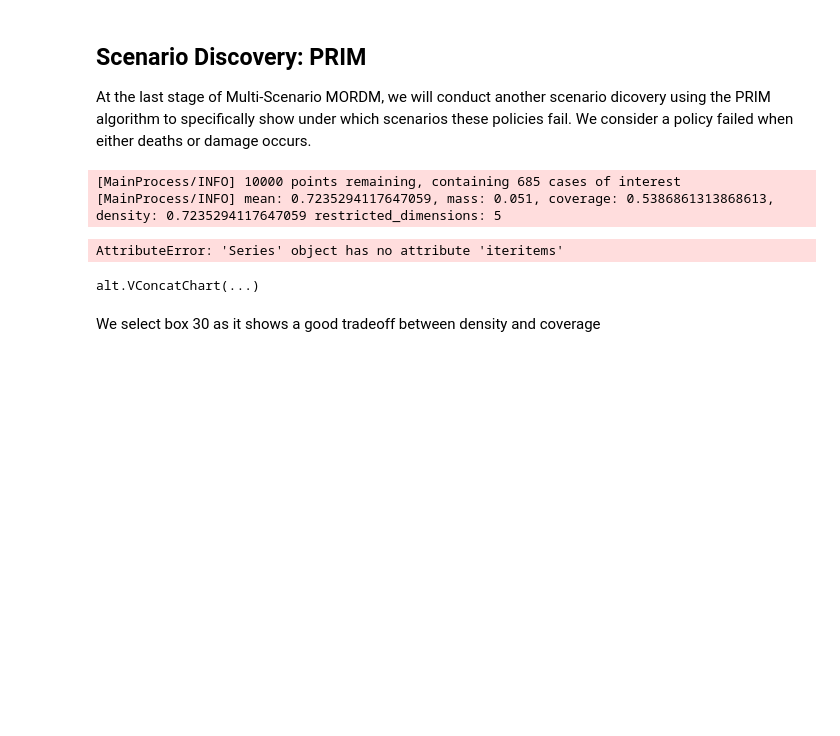
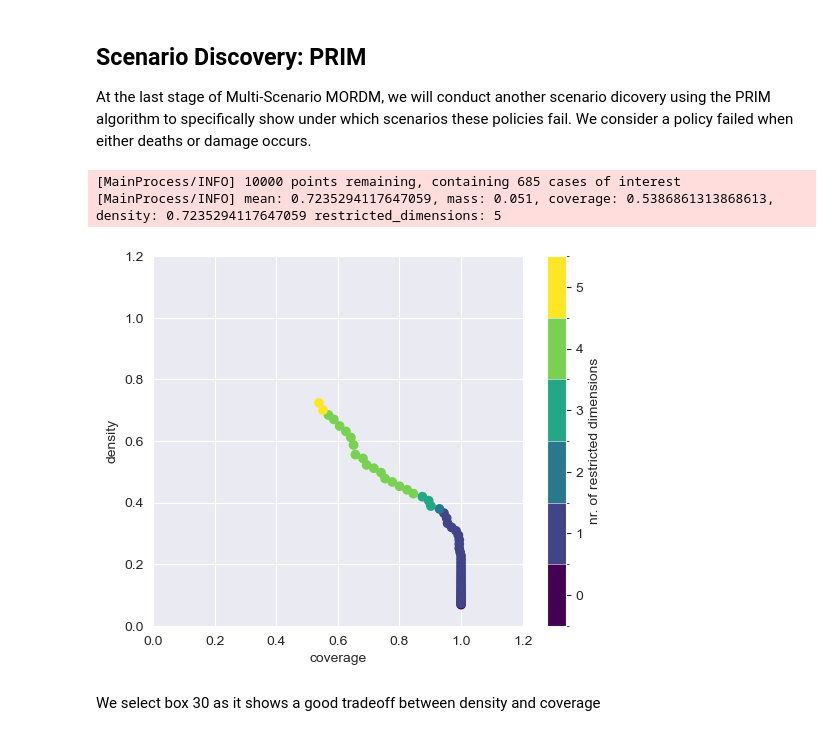
Before and after one commit to phillippmueller/model-based-decision-making, a Jupyter notebook: final assignment/Multi-Scenario MORDM .ipynb, the cells around one changed output. Saved outputs shown, nothing was run; the diff lists cells and outputs as text; code cells hidden in the pictures; blank space fills up the shorter version.

```diff
--- a/final assignment/Multi-Scenario MORDM .ipynb
+++ b/final assignment/Multi-Scenario MORDM .ipynb
@@ -859,11 +840,12 @@ box = prim_alg.find_box()
 # %% [output]
 [MainProcess/INFO] 10000 points remaining, containing 685 cases of interest
 [MainProcess/INFO] mean: 0.7235294117647059, mass: 0.051, coverage: 0.5386861313868613, density: 0.7235294117647059 restricted_dimensions: 5
-# %%
-box.inspect_tradeoff()
-# %% [output]
-AttributeError: 'Series' object has no attribute 'iteritems'
-alt.VConcatChart(...)
+# %%
+fig12 = box.inspect_tradeoff()
+fig12 = box.show_tradeoff()
+fig12.savefig("./plots/PRIM_tradeoff_dike3_iter2.png")
+# %% [output]
+[figure, added]
 # %% [markdown]
 We select box 30 as it shows a good tradeoff between density and coverage
 # %%
```
Also changed, not shown: parts of 16 cells of this notebook, 10 other files.
